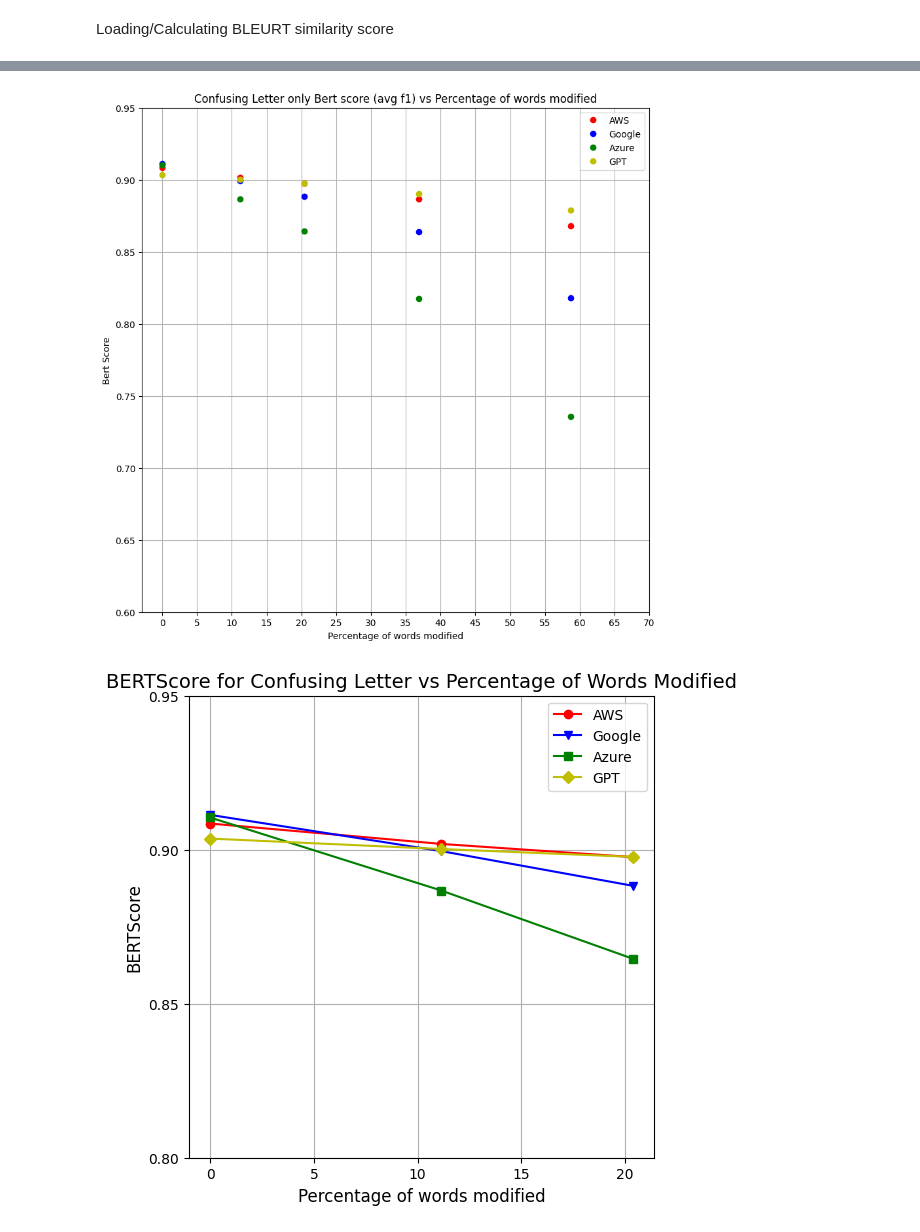
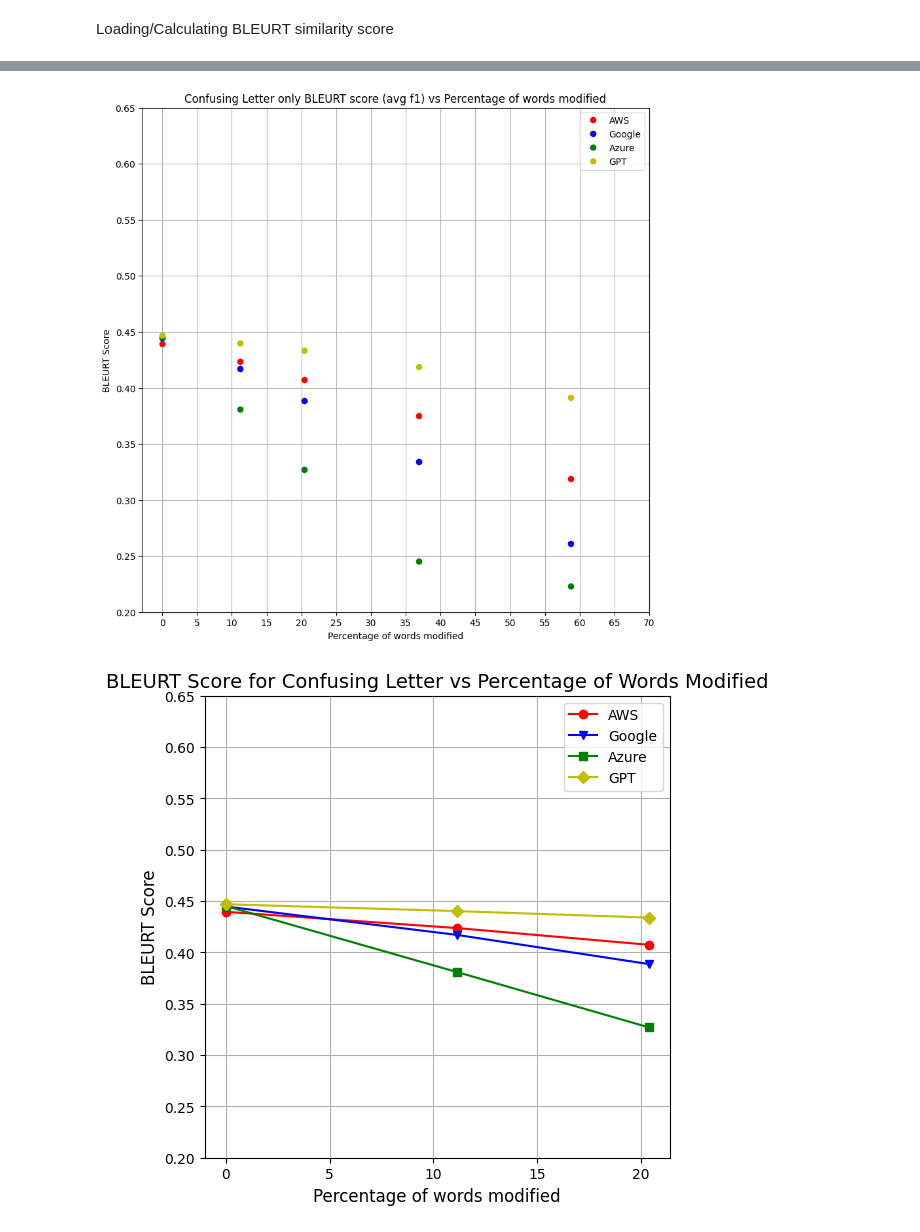
Before and after one commit to aimpowered/NLPdisparity, a Jupyter notebook: BLEURT.ipynb, the cells around one changed output, grey strips where cells are left out. Cells and saved outputs as stored; diff of their text form; code cells hidden in the pictures.

```diff
--- a/BLEURT.ipynb
+++ b/BLEURT.ipynb
@@ -447,17 +447,17 @@ for filename in os.listdir("output_data/v2/gpt"):
     temp = DataLoader(path="output_data/v2/gpt/"+filename, dataset_name="gpt_"+filename)
     gpt_data_v2.append(temp)
 
-from datasets import load_dataset
-dataset_wmt_enfr = load_dataset("wmt14",'fr-en', split='test')
-to_translate_wmt14_en = []
-reference_wmt14_fr = []
+# from datasets import load_dataset
+# dataset_wmt_enfr = load_dataset("wmt14",'fr-en', split='test')
+# to_translate_wmt14_en = []
+# reference_wmt14_fr = []
 
-for i in range(len(dataset_wmt_enfr)):
-    to_translate_wmt14_en.append(dataset_wmt_enfr[i]['translation']['en'])
-    reference_wmt14_fr.append(dataset_wmt_enfr[i]['translation']['fr'])
+# for i in range(len(dataset_wmt_enfr)):
+#     to_translate_wmt14_en.append(dataset_wmt_enfr[i]['translation']['en'])
+#     reference_wmt14_fr.append(dataset_wmt_enfr[i]['translation']['fr'])
 
-reference_corpus_fr = DataLoader(data=reference_wmt14_fr, dataset_name="wmt14_fr")
-reference_corpus_en = DataLoader(data=to_translate_wmt14_en, dataset_name="wmt14_en")
+reference_corpus_fr = DataLoader(path="wmt14_fr.txt", dataset_name="wmt14_fr")
+reference_corpus_en = DataLoader(path="wmt14_en.txt", dataset_name="wmt14_en")
 # %% [markdown]
 calculating BLEU and WER
 # %%
@@ -683,3 +662,12 @@ print(aws_bleuRT_scores_v1)
+# %%
+swap_res = pd.read_csv("output_data/swap_results.csv")
+swap_res.head()
+#swap_red where p_letter and p_confusing_word are 0
+homophone = swap_res[(swap_res["p_letter"] == 0) & (swap_res["p_confusing_word"] == 0)]
+#swap_res where p_homophone and p_letter are 0
+confusing_word = swap_res[(swap_res["p_homophone"] == 0) & (swap_res["p_letter"] == 0)]
+#swap_res where p_homophone and p_confusing_word are 0
+letter = swap_res[(swap_res["p_homophone"] == 0) & (swap_res["p_confusing_word"] == 0)]
 # %%
 #WER
 baseline_wer = [aws_wer_scores_v1[0], google_wer_scores_v1[0], azure_wer_scores_v1[0], gpt_wer_scores_v1[0]]
@@ -906,45 +868,45 @@ ax.set_xlabel('Percentage of words modified')
 ax.set_ylabel('BLEURT Score')
 ax.legend(services)
 #make y axis have intervals of 0.01
-ax.set_yticks(np.arange(0.6, 1, 0.05))
+ax.set_yticks(np.arange(0.2, 0.70, 0.05))
 ax.set_xticks(np.arange(0, 75, 5))
 #show grid
 ax.grid(True)
 plt.show()
 # %% [output]
-[figure, old version]
+[figure, new version]
 # %%
 #same as above but for BLEURT score
 all_data_2_confusing_letter = {
     'AWS': [baseline_bleuRT[0], confusing_letter_2_5_bleuRT[0], confusing_letter_5_bleuRT[0]],
     'Google': [baseline_bleuRT[1], confusing_letter_2_5_bleuRT[1], confusing_letter_5_bleuRT[1]],
     'Azure': [baseline_bleuRT[2], confusing_letter_2_5_bleuRT[2], confusing_letter_5_bleuRT[2]],
     'GPT': [baseline_bleuRT[3], confusing_letter_2_5_bleuRT[3], confusing_letter_5_bleuRT[3]]
 
 }
 
 fig, ax = plt.subplots(figsize=(6,6))
 services =['AWS', 'Google', 'Azure', 'GPT']
 word_change_percentage = [0, confusing_letter_2_5_bleuRT[-1], confusing_letter_5_bleuRT[-1]]
 colours = ['r', 'b', 'g', 'y']
 counter = 0
 marker_type = ['o', 'v', 's', 'D']
 for x, data in all_data_2_confusing_letter.items():
     rects = ax.plot(word_change_percentage, data, marker =marker_type[counter],linestyle='solid', label=services[counter], c=colours[counter])
     counter+=1
 ax.set_title('BLEURT Score for Confusing Letter vs Percentage of Words Modified', fontsize=14, fontweight='normal')
 ax.set_xlabel('Percentage of words modified', fontsize=12, fontweight='normal')
 ax.set_ylabel('BLEURT Score', fontsize=12, fontweight='normal')
 ax.legend(services, fontsize=10)
 #make y axis have intervals of 0.01
-ax.set_yticks(np.arange(0.80, 1, 0.05))
+ax.set_yticks(np.arange(0.20, 0.7, 0.05))
 ax.set_xticks(np.arange(0, 21, 5))
 #show grid
 ax.grid(True)
 
 plt.show()
 # %% [output]
-[figure, old version]
+[figure, new version]
 # %%
 #same as previous but for Confusing word
 all_data_2_confusing_word = {
```
Also changed, not shown: parts of 15 cells of this notebook, 11 other files.
